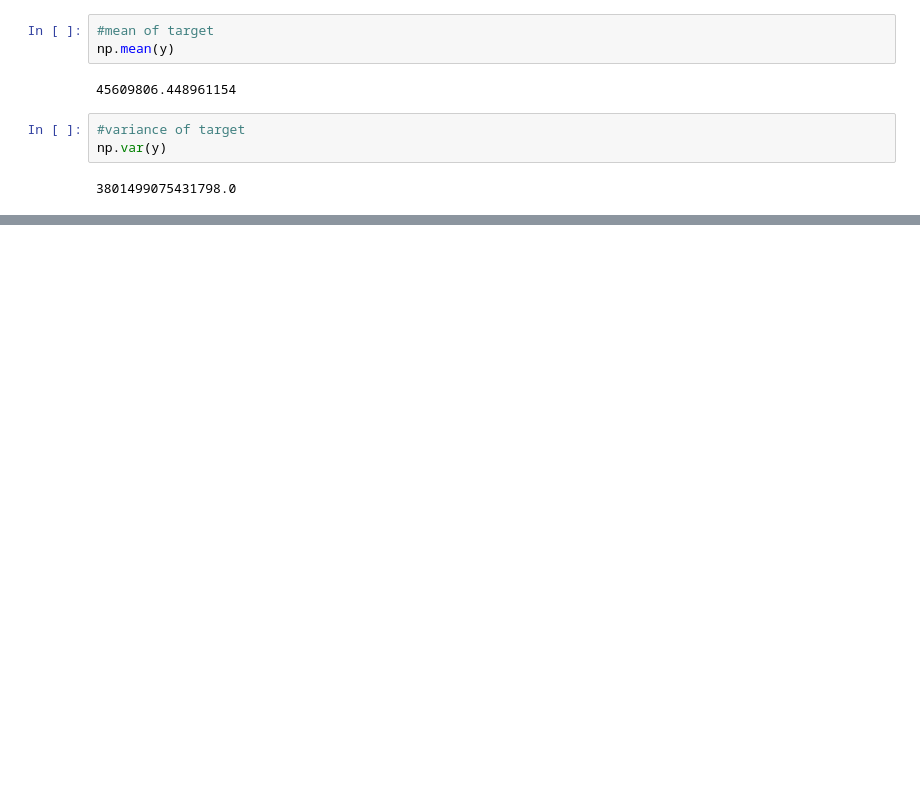
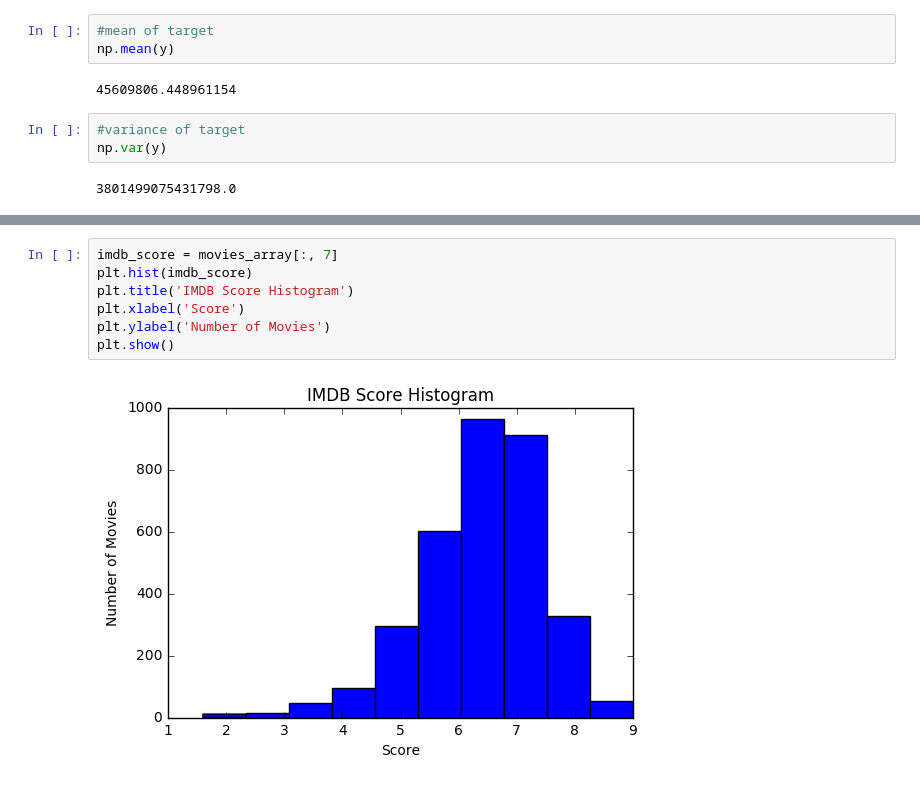
Before and after one commit to Yingjuan/ML-Project, a Jupyter notebook: ML_Project4.ipynb, the cells around one changed output, grey strips where cells are left out. Cells and saved outputs as stored; diff of their text form; blank space fills up the shorter version.

```diff
--- a/ML_Project4.ipynb
+++ b/ML_Project4.ipynb
@@ -265,0 +279,9 @@ plt.show()
+# %%
+imdb_score = movies_array[:, 7]
+plt.hist(imdb_score)
+plt.title('IMDB Score Histogram')
+plt.xlabel('Score')
+plt.ylabel('Number of Movies')
+plt.show()
+# %% [output]
+[figure, added]
```
Also changed, not shown: parts of 4 cells of this notebook.
